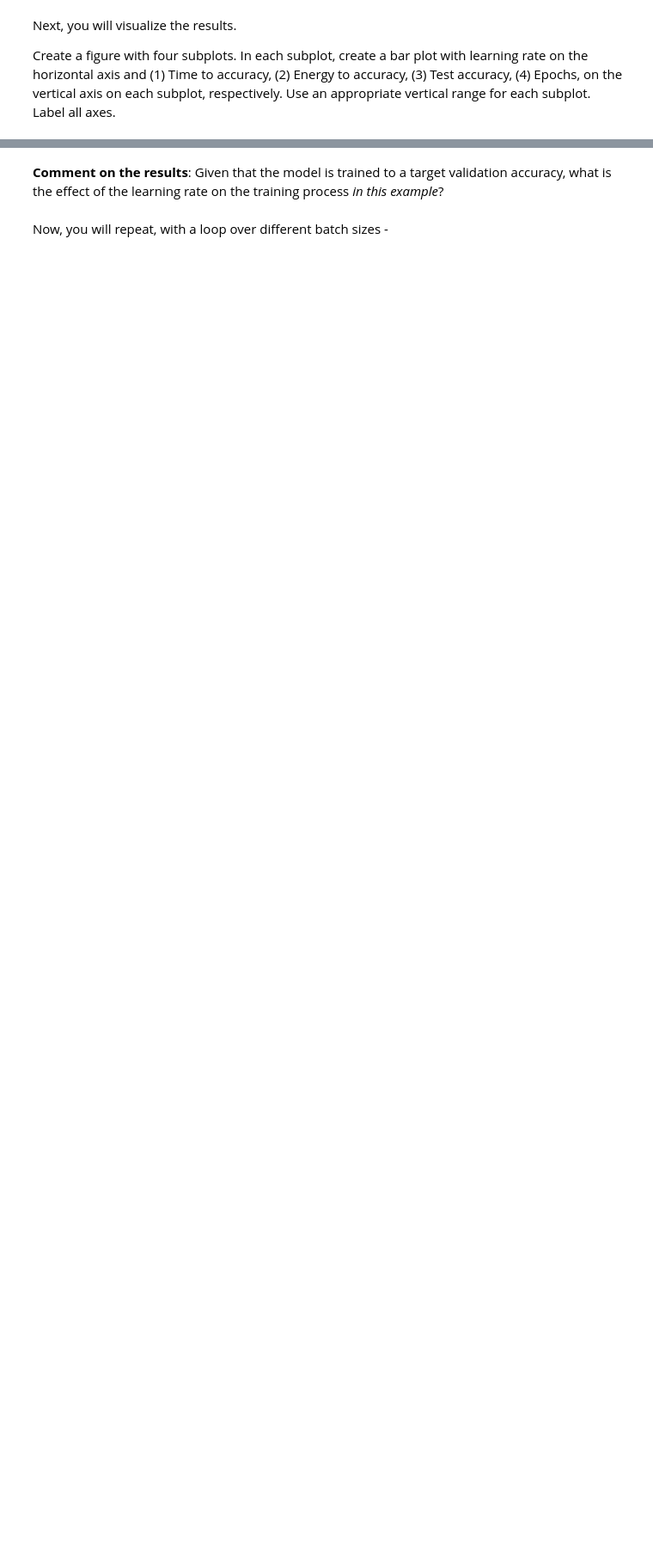
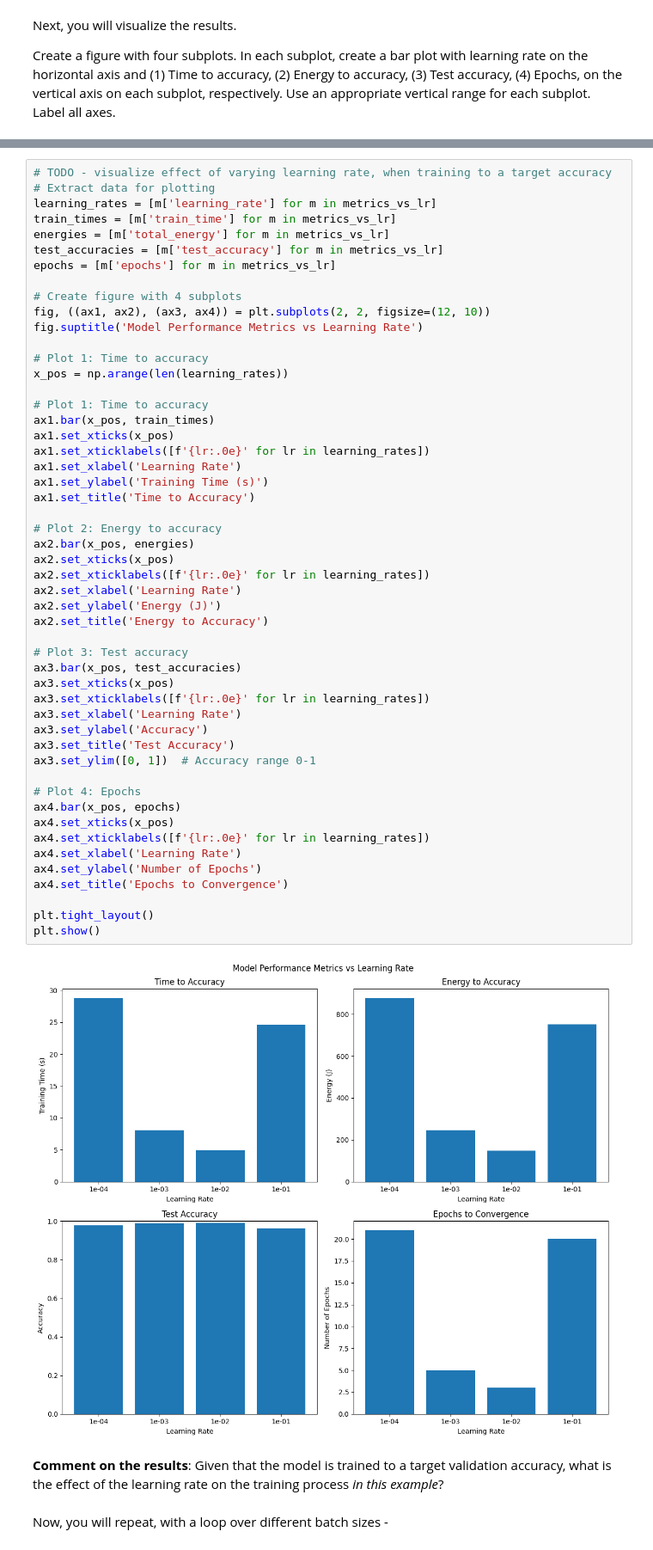
Before and after one commit to agrawalabr/machinelearning, a Jupyter notebook: notebooks/8-lab-neural-net-music-classification.ipynb, the cells around one changed output, grey strips where cells are left out. Shown at 86% size. Cells and saved outputs as stored; diff of their text form; blank space fills up the shorter version.

```diff
--- a/notebooks/8-lab-neural-net-music-classification.ipynb
+++ b/notebooks/8-lab-neural-net-music-classification.ipynb
@@ -555,3 +610,56 @@ Create a figure with four subplots. In each subplot, create a bar plot with lear
+# %%
+# TODO - visualize effect of varying learning rate, when training to a target accuracy
+# Extract data for plotting
+learning_rates = [m['learning_rate'] for m in metrics_vs_lr]
+train_times = [m['train_time'] for m in metrics_vs_lr]
+energies = [m['total_energy'] for m in metrics_vs_lr]
+test_accuracies = [m['test_accuracy'] for m in metrics_vs_lr]
+epochs = [m['epochs'] for m in metrics_vs_lr]
+
+# Create figure with 4 subplots
+fig, ((ax1, ax2), (ax3, ax4)) = plt.subplots(2, 2, figsize=(12, 10))
+fig.suptitle('Model Performance Metrics vs Learning Rate')
+
+# Plot 1: Time to accuracy
+x_pos = np.arange(len(learning_rates))
+
+# Plot 1: Time to accuracy
+ax1.bar(x_pos, train_times)
+ax1.set_xticks(x_pos)
+ax1.set_xticklabels([f'{lr:.0e}' for lr in learning_rates])
+ax1.set_xlabel('Learning Rate')
+ax1.set_ylabel('Training Time (s)')
+ax1.set_title('Time to Accuracy')
+
+# Plot 2: Energy to accuracy
+ax2.bar(x_pos, energies)
+ax2.set_xticks(x_pos)
+ax2.set_xticklabels([f'{lr:.0e}' for lr in learning_rates])
+ax2.set_xlabel('Learning Rate')
+ax2.set_ylabel('Energy (J)')
+ax2.set_title('Energy to Accuracy')
+
+# Plot 3: Test accuracy
+ax3.bar(x_pos, test_accuracies)
+ax3.set_xticks(x_pos)
+ax3.set_xticklabels([f'{lr:.0e}' for lr in learning_rates])
+ax3.set_xlabel('Learning Rate')
+ax3.set_ylabel('Accuracy')
+ax3.set_title('Test Accuracy')
+ax3.set_ylim([0, 1])  # Accuracy range 0-1
+
+# Plot 4: Epochs
+ax4.bar(x_pos, epochs)
+ax4.set_xticks(x_pos)
+ax4.set_xticklabels([f'{lr:.0e}' for lr in learning_rates])
+ax4.set_xlabel('Learning Rate')
+ax4.set_ylabel('Number of Epochs')
+ax4.set_title('Epochs to Convergence')
+
+plt.tight_layout()
+plt.show()
+# %% [output]
+[figure, added]
 # %% [markdown]
 **Comment on the results**: Given that the model is trained to a target validation accuracy, what is the effect of the learning rate on the training process *in this example*?
 # %% [markdown]
```
Also changed, not shown: parts of 15 cells of this notebook.
